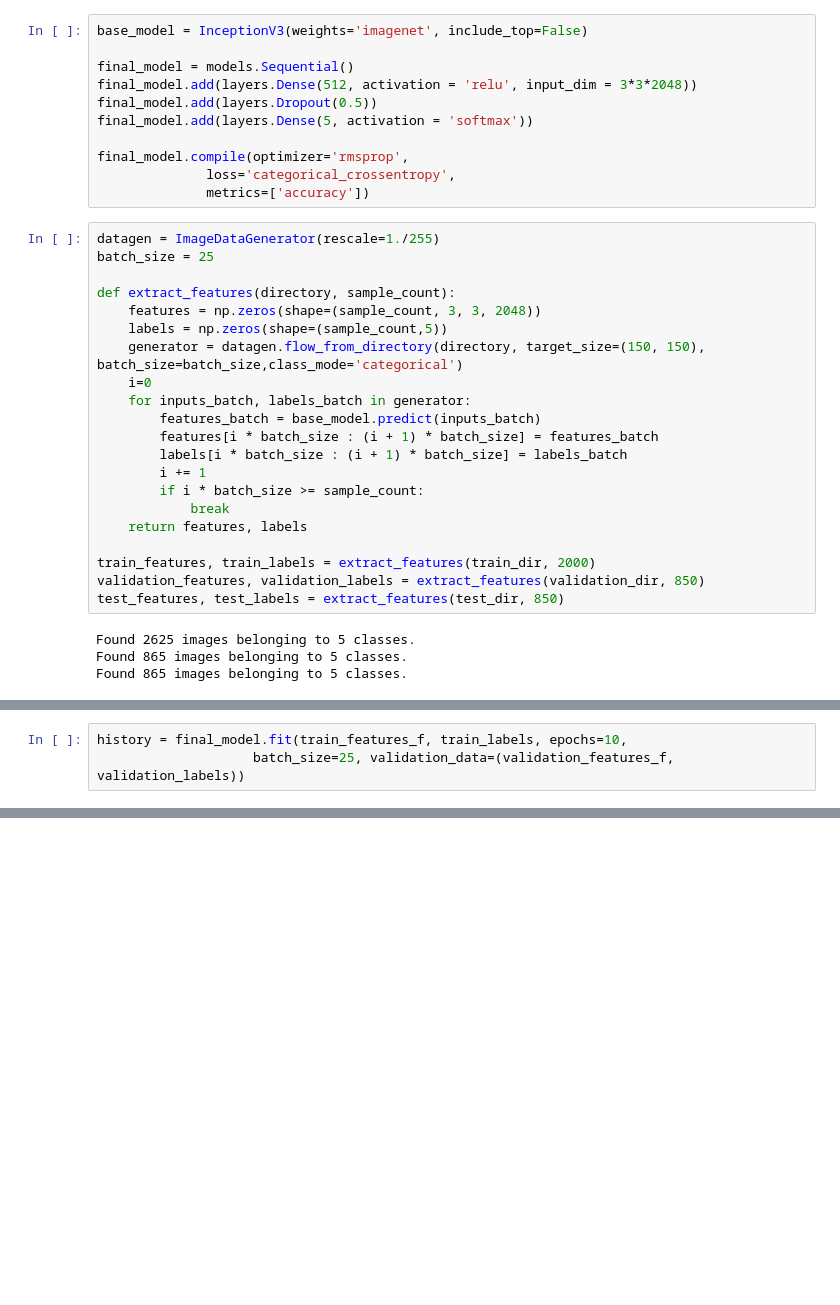
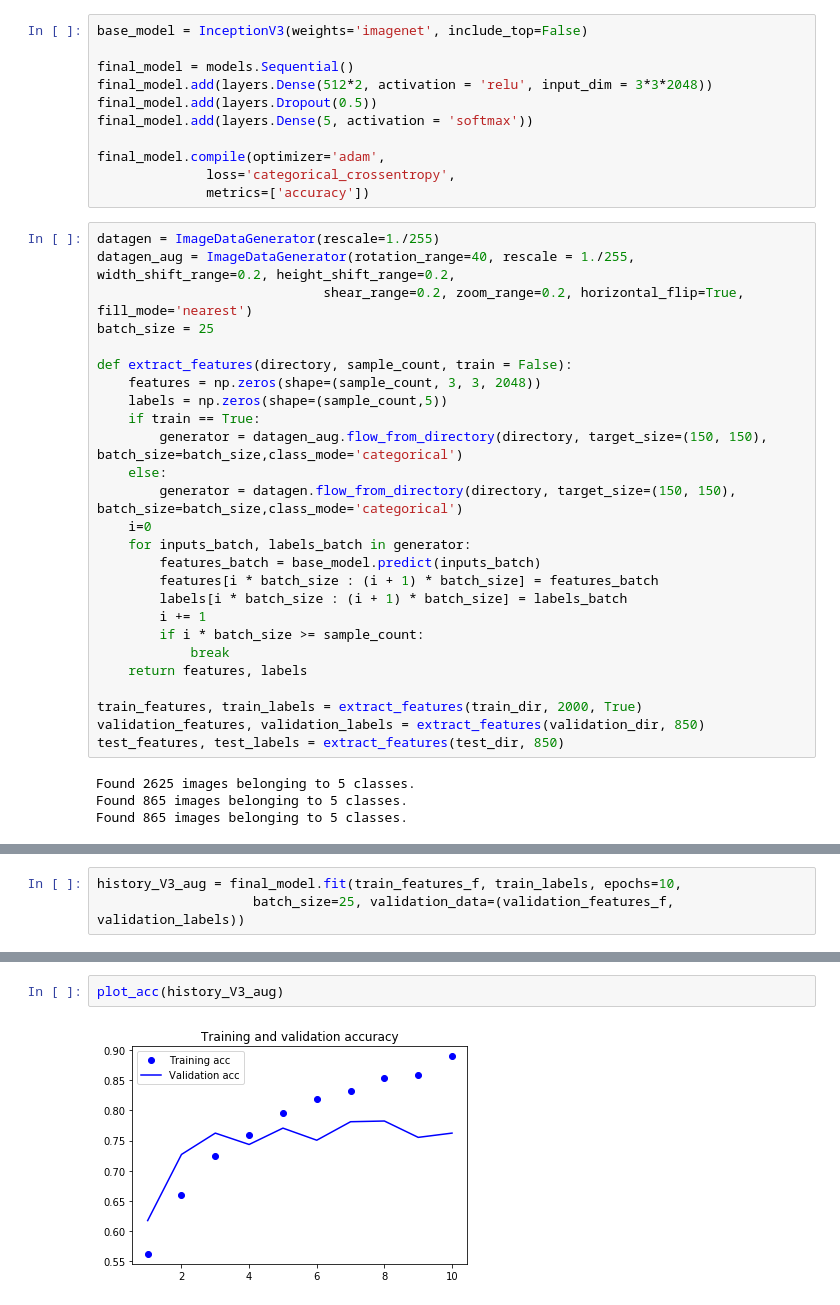
Before and after one commit to LurreMcFly/edan95, a Jupyter notebook: Lab3/SimpleCNN.ipynb, the cells around one changed output, grey strips where cells are left out. Drawn from its saved outputs; the diff is of its cells as text; blank space fills up the shorter version.

```diff
--- a/Lab3/SimpleCNN.ipynb
+++ b/Lab3/SimpleCNN.ipynb
@@ -387,21 +608,26 @@ model_V3_aug.compile(optimizer='rmsprop',
 base_model = InceptionV3(weights='imagenet', include_top=False)
 
 final_model = models.Sequential()
-final_model.add(layers.Dense(512, activation = 'relu', input_dim = 3*3*2048))
+final_model.add(layers.Dense(512*2, activation = 'relu', input_dim = 3*3*2048))
 final_model.add(layers.Dropout(0.5))
 final_model.add(layers.Dense(5, activation = 'softmax'))
 
-final_model.compile(optimizer='rmsprop',
+final_model.compile(optimizer='adam',
               loss='categorical_crossentropy',
               metrics=['accuracy'])
 # %%
 datagen = ImageDataGenerator(rescale=1./255)
+datagen_aug = ImageDataGenerator(rotation_range=40, rescale = 1./255, width_shift_range=0.2, height_shift_range=0.2,
+                             shear_range=0.2, zoom_range=0.2, horizontal_flip=True, fill_mode='nearest')
 batch_size = 25
 
-def extract_features(directory, sample_count):
+def extract_features(directory, sample_count, train = False):
     features = np.zeros(shape=(sample_count, 3, 3, 2048))
     labels = np.zeros(shape=(sample_count,5))
-    generator = datagen.flow_from_directory(directory, target_size=(150, 150), batch_size=batch_size,class_mode='categorical')
+    if train == True:
+        generator = datagen_aug.flow_from_directory(directory, target_size=(150, 150), batch_size=batch_size,class_mode='categorical')
+    else:
+        generator = datagen.flow_from_directory(directory, target_size=(150, 150), batch_size=batch_size,class_mode='categorical')
     i=0
     for inputs_batch, labels_batch in generator:
         features_batch = base_model.predict(inputs_batch)
@@ -412,7 +638,7 @@ def extract_features(directory, sample_count):
             break
     return features, labels
 
-train_features, train_labels = extract_features(train_dir, 2000)
+train_features, train_labels = extract_features(train_dir, 2000, True)
 validation_features, validation_labels = extract_features(validation_dir, 850)
 test_features, test_labels = extract_features(test_dir, 850)
 # %% [output]
@@ -429,5 +652,5 @@ test_features_f = np.reshape(test_features, (850, 3*3* 2048))
 # %%
-history = final_model.fit(train_features_f, train_labels, epochs=10,
+history_V3_aug = final_model.fit(train_features_f, train_labels, epochs=10,
                     batch_size=25, validation_data=(validation_features_f, validation_labels))
 # %% [output]
 Train on 2000 samples, validate on 850 samples
@@ -449,0 +704,4 @@ Epoch 10/10
+# %%
+plot_acc(history_V3_aug)
+# %% [output]
+[figure, added]
```
Also changed, not shown: parts of 53 cells of this notebook.
